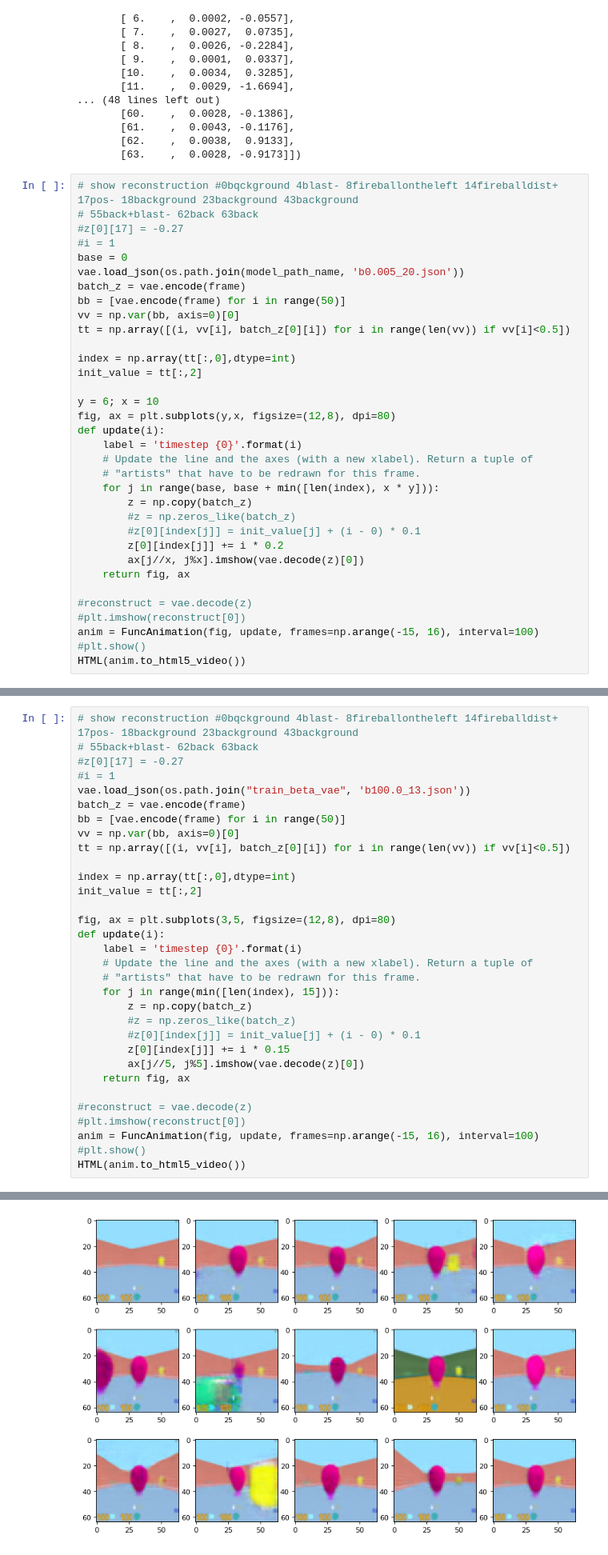
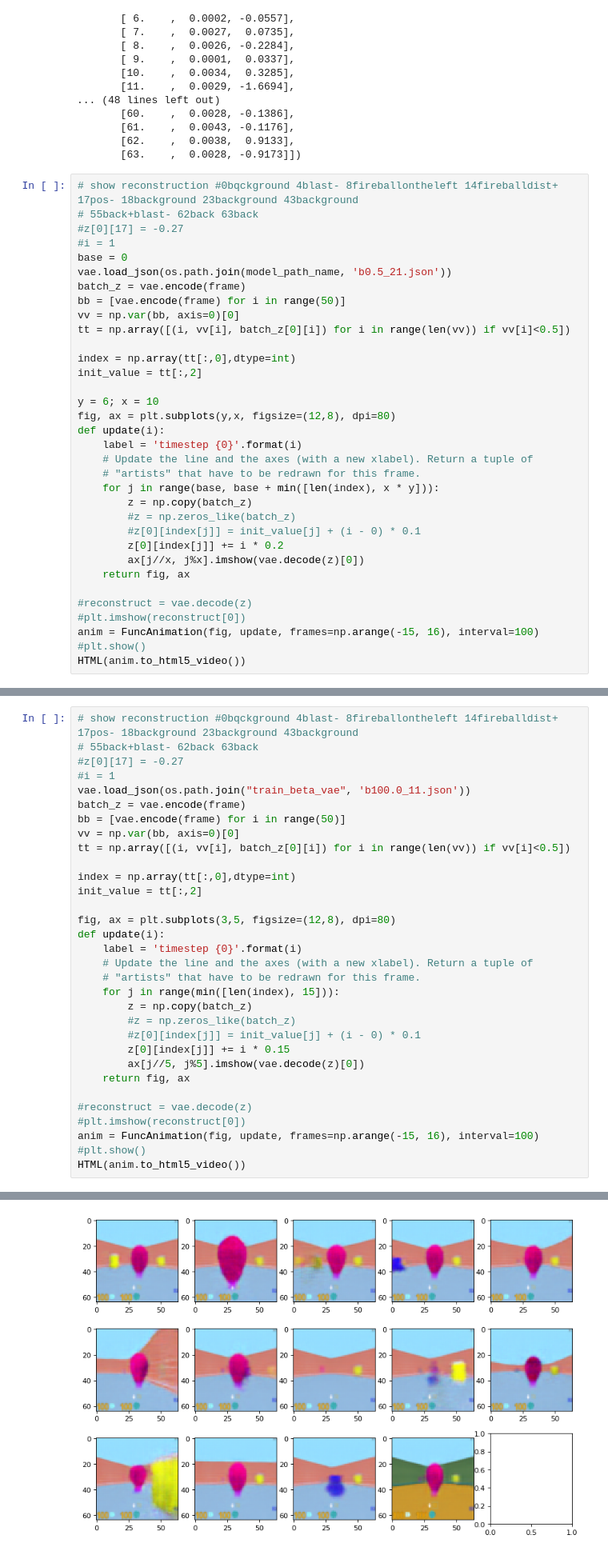
Before and after one commit to beeperman/WorldModelsExperiments, a Jupyter notebook: objects/test_vision.ipynb, the cells around one changed output, grey strips where cells are left out. Shown at 80% size. Cells and saved outputs as stored; diff of their text form.

```diff
--- a/objects/test_vision.ipynb
+++ b/objects/test_vision.ipynb
@@ -121,7 +121,7 @@ array([[ 0.    ,  0.0045, -2.0574],
 #z[0][17] = -0.27
 #i = 1
 base = 0
-vae.load_json(os.path.join(model_path_name, 'b0.005_20.json'))
+vae.load_json(os.path.join(model_path_name, 'b0.5_21.json'))
 batch_z = vae.encode(frame)
 bb = [vae.encode(frame) for i in range(50)]
 vv = np.var(bb, axis=0)[0]
@@ -157,36 +157,36 @@ HTML(anim.to_html5_video())
 # 55back+blast- 62back 63back
 #z[0][17] = -0.27
 #i = 1
-vae.load_json(os.path.join("train_beta_vae", 'b100.0_13.json'))
+vae.load_json(os.path.join("train_beta_vae", 'b100.0_11.json'))
 batch_z = vae.encode(frame)
 bb = [vae.encode(frame) for i in range(50)]
 vv = np.var(bb, axis=0)[0]
 tt = np.array([(i, vv[i], batch_z[0][i]) for i in range(len(vv)) if vv[i]<0.5])
 
 index = np.array(tt[:,0],dtype=int)
 init_value = tt[:,2]
 
 fig, ax = plt.subplots(3,5, figsize=(12,8), dpi=80)
 def update(i):
     label = 'timestep {0}'.format(i)
     # Update the line and the axes (with a new xlabel). Return a tuple of
     # "artists" that have to be redrawn for this frame.
     for j in range(min([len(index), 15])):
         z = np.copy(batch_z)
         #z = np.zeros_like(batch_z)
         #z[0][index[j]] = init_value[j] + (i - 0) * 0.1
         z[0][index[j]] += i * 0.15
         ax[j//5, j%5].imshow(vae.decode(z)[0])
     return fig, ax
 
 #reconstruct = vae.decode(z)
 #plt.imshow(reconstruct[0])
 anim = FuncAnimation(fig, update, frames=np.arange(-15, 16), interval=100)
 #plt.show()
 HTML(anim.to_html5_video())
 # %% [output]
 [interactive output not drawn]
-[figure, old version]
+[figure, new version]
 # %%
 # show reconstruction #0bqckground 4blast- 8fireballontheleft 14fireballdist+ 17pos- 18background 23background 43background
 # 55back+blast- 62back 63back
```
Also changed, not shown: parts of 3 cells of this notebook, 3 other files.
